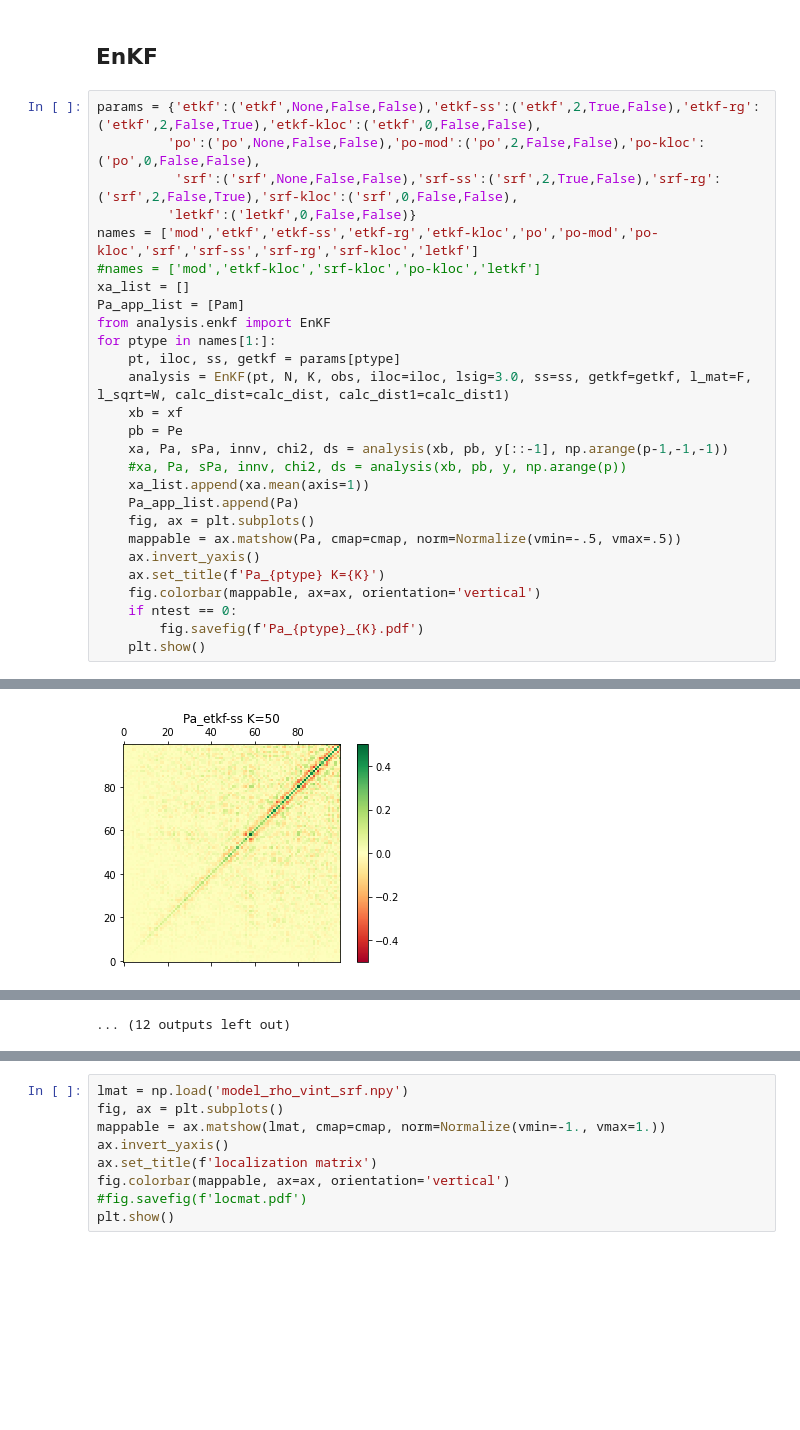
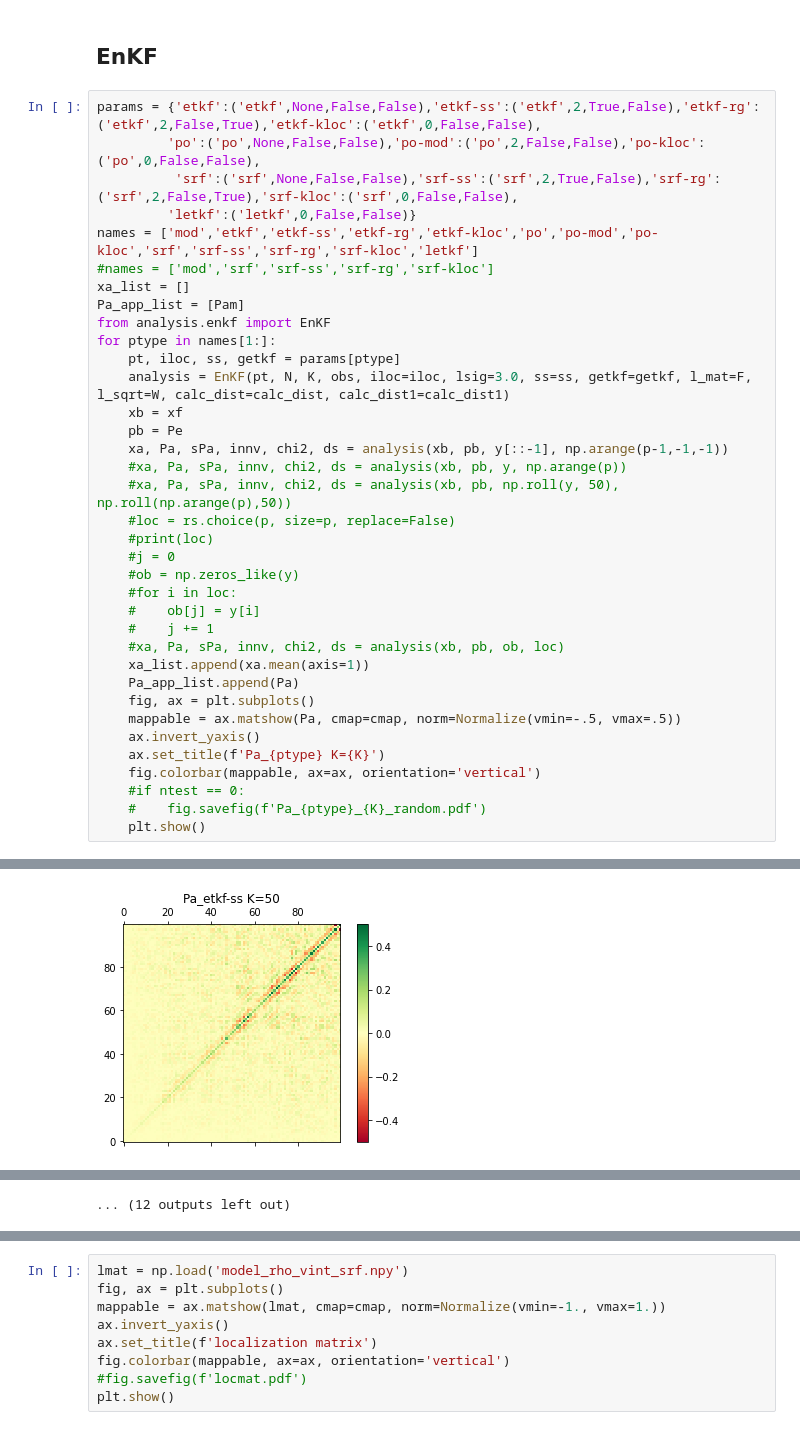
Before and after one commit to s-nakashita/pydpac, a Jupyter notebook: modulated_ensemble_linear.ipynb, the cells around one changed output, grey strips where cells are left out. Saved outputs shown, nothing was run; the diff lists cells and outputs as text; blank space fills up the shorter version.

```diff
--- a/modulated_ensemble_linear.ipynb
+++ b/modulated_ensemble_linear.ipynb
@@ -367,7 +370,7 @@ params = {'etkf':('etkf',None,False,False),'etkf-ss':('etkf',2,True,False),'etkf
           'srf':('srf',None,False,False),'srf-ss':('srf',2,True,False),'srf-rg':('srf',2,False,True),'srf-kloc':('srf',0,False,False),
          'letkf':('letkf',0,False,False)}
 names = ['mod','etkf','etkf-ss','etkf-rg','etkf-kloc','po','po-mod','po-kloc','srf','srf-ss','srf-rg','srf-kloc','letkf']
-#names = ['mod','etkf-kloc','srf-kloc','po-kloc','letkf']
+#names = ['mod','srf','srf-ss','srf-rg','srf-kloc']
 xa_list = []
 Pa_app_list = [Pam]
 from analysis.enkf import EnKF
@@ -378,6 +381,15 @@ for ptype in names[1:]:
     pb = Pe
     xa, Pa, sPa, innv, chi2, ds = analysis(xb, pb, y[::-1], np.arange(p-1,-1,-1))
     #xa, Pa, sPa, innv, chi2, ds = analysis(xb, pb, y, np.arange(p))
+    #xa, Pa, sPa, innv, chi2, ds = analysis(xb, pb, np.roll(y, 50), np.roll(np.arange(p),50))
+    #loc = rs.choice(p, size=p, replace=False)
+    #print(loc)
+    #j = 0
+    #ob = np.zeros_like(y)
+    #for i in loc:
+    #    ob[j] = y[i]
+    #    j += 1
+    #xa, Pa, sPa, innv, chi2, ds = analysis(xb, pb, ob, loc)
     xa_list.append(xa.mean(axis=1))
     Pa_app_list.append(Pa)
     fig, ax = plt.subplots()
@@ -385,7 +397,7 @@ for ptype in names[1:]:
     ax.invert_yaxis()
     ax.set_title(f'Pa_{ptype} K={K}')
     fig.colorbar(mappable, ax=ax, orientation='vertical')
-    if ntest == 0:
-        fig.savefig(f'Pa_{ptype}_{K}.pdf')
+    #if ntest == 0:
+    #    fig.savefig(f'Pa_{ptype}_{K}_random.pdf')
     plt.show()
 # %% [output]
@@ -416 +428 @@ for ptype in names[1:]:
-[figure, old version]
+[figure, new version]
```
Also changed, not shown: parts of 16 cells of this notebook, 11 other files.
